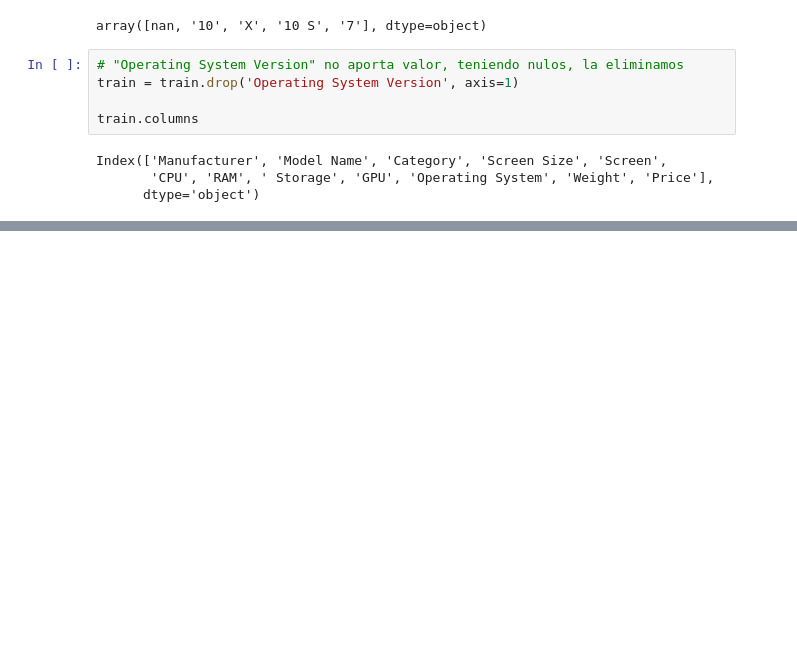
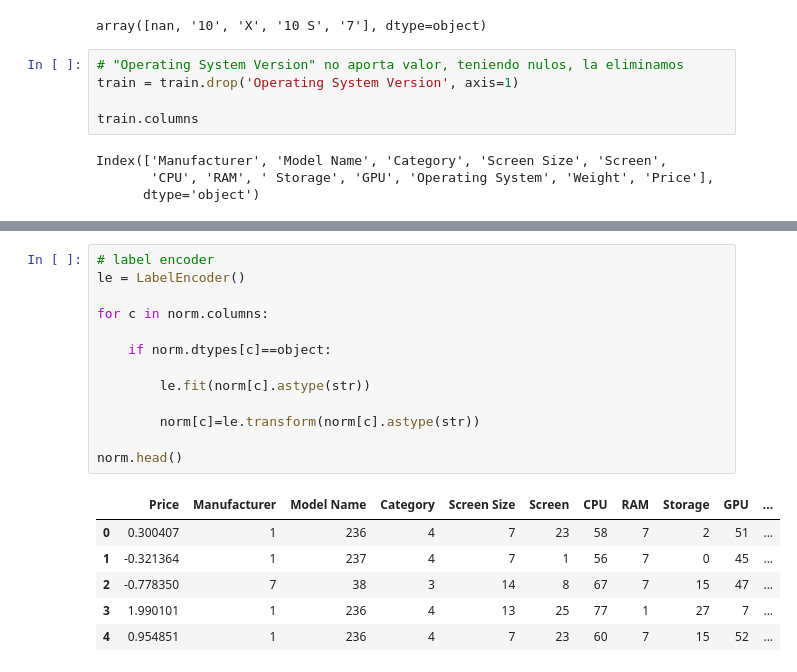
Before and after one commit to dapafer/kaggle-competition, a Jupyter notebook: src/EDA.ipynb, the cells around one changed output, grey strips where cells are left out. Drawn from its saved outputs; the diff is of its cells as text; blank space fills up the shorter version.

```diff
--- a/src/EDA.ipynb
+++ b/src/EDA.ipynb
@@ -83,0 +137,20 @@ Index(['Manufacturer', 'Model Name', 'Category', 'Screen Size', 'Screen',
+# %%
+# label encoder
+le = LabelEncoder()
+
+for c in norm.columns:
+
+    if norm.dtypes[c]==object:
+
+        le.fit(norm[c].astype(str))
+
+        norm[c]=le.transform(norm[c].astype(str))
+
+norm.head()
+# %% [output]
+|  | Price | Manufacturer | Model Name | Category | Screen Size | Screen | CPU | RAM | Storage | GPU | ... |
+| 0 | 0.300407 | 1 | 236 | 4 | 7 | 23 | 58 | 7 | 2 | 51 | ... |
+| 1 | -0.321364 | 1 | 237 | 4 | 7 | 1 | 56 | 7 | 0 | 45 | ... |
+| 2 | -0.778350 | 7 | 38 | 3 | 14 | 8 | 67 | 7 | 15 | 47 | ... |
+| 3 | 1.990101 | 1 | 236 | 4 | 13 | 25 | 77 | 1 | 27 | 7 | ... |
+| 4 | 0.954851 | 1 | 236 | 4 | 7 | 23 | 60 | 7 | 15 | 52 | ... |
```
Also changed, not shown: parts of 14 cells of this notebook.
